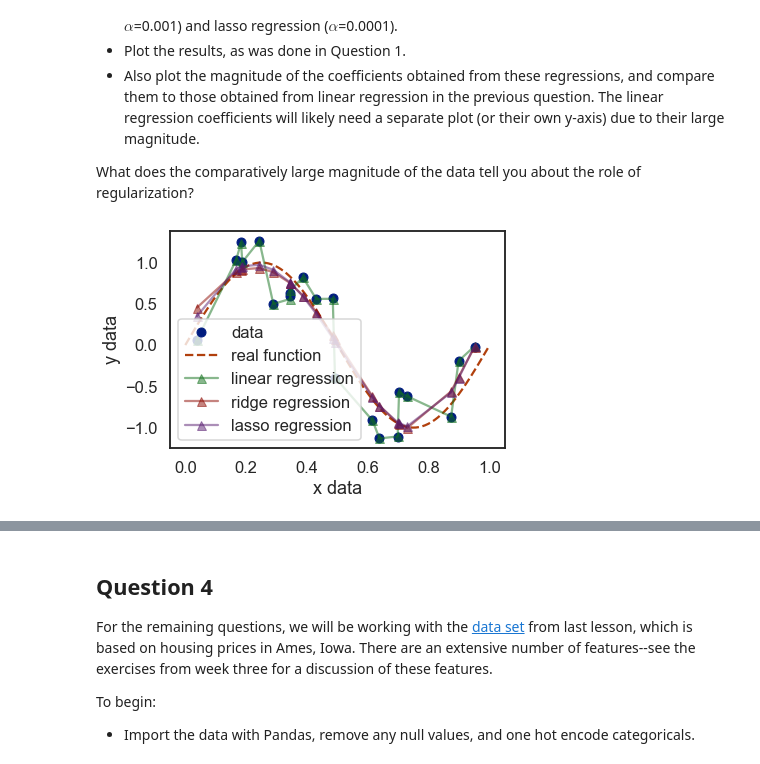
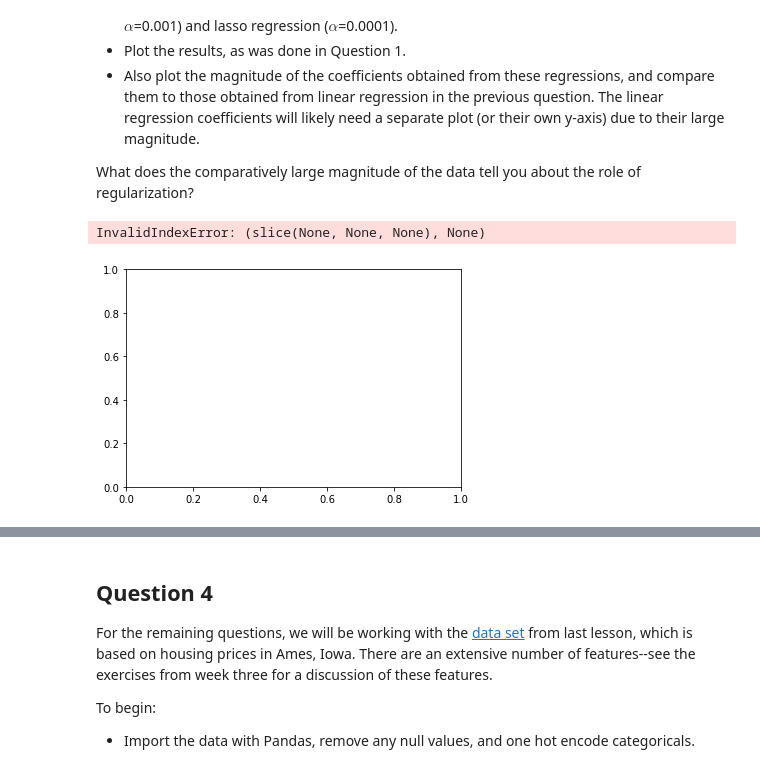
Before and after one commit to jongwonyang/AI_HW13, a Jupyter notebook: HW13_박효민_손민규_오송경_양종원_data2.ipynb, the cells around one changed output, grey strips where cells are left out. Drawn from its saved outputs; the diff is of its cells as text; code cells hidden in the pictures.

Commit message:
split 2 files

```diff
--- a/HW13_박효민_손민규_오송경_양종원_data2.ipynb
+++ b/HW13_박효민_손민규_오송경_양종원_data2.ipynb
@@ -118,0 +177,7 @@ ax.set(xlabel='x data', ylabel='y data');
+# %%
+print(data.shape[1])
+
+# Remove the string columns from the dataframe
+data = data.drop(num_ohc_cols.index, axis=1)
+
+print(data.shape[1])
@@ -118,0 +187,17 @@ ax.set(xlabel='x data', ylabel='y data');
+# %%
+y_col = 'Duration'
+
+# Split the data that is not one-hot encoded
+feature_cols = [x for x in data.columns if x != y_col]
+X_data = data[feature_cols]
+y_data = data[y_col]
+
+X_train, X_test, y_train, y_test = train_test_split(X_data, y_data,
+                                                    test_size=0.3, random_state=42)
+# Split the data that is one-hot encoded
+feature_cols = [x for x in data_ohc.columns if x != y_col]
+X_data_ohc = data_ohc[feature_cols]
+y_data_ohc = data_ohc[y_col]
+
+X_train_ohc, X_test_ohc, y_train_ohc, y_test_ohc = train_test_split(X_data_ohc, y_data_ohc,
+                                                    test_size=0.3, random_state=42)
@@ -127,28 +309,30 @@ What does the comparatively large magnitude of the data tell you about the role
 # %%
 # Mute the sklearn warning about regularization
 import warnings
 warnings.filterwarnings('ignore', module='sklearn')
 
 # The ridge regression model
 rr = Ridge(alpha=0.001)
-rr = rr.fit(X_poly, Y_data)
-Y_pred_rr = rr.predict(X_poly)
+rr = rr.fit(X_data, y_data)
+Y_pred_rr = rr.predict(X_data)
 
 # The lasso regression model
 lassor = Lasso(alpha=0.0001)
-lassor = lassor.fit(X_poly, Y_data)
-Y_pred_lr = lassor.predict(X_poly)
+
+lassor = lassor.fit(X_data, y_data)
+Y_pred_lr = lassor.predict(X_data)
 
 # The plot of the predicted values
-plt.plot(X_data, Y_data, marker='o', ls='', label='data')
-plt.plot(X_real, Y_real, ls='--', label='real function')
-plt.plot(X_data, Y_pred, label='linear regression', marker='^', alpha=.5)
-plt.plot(X_data, Y_pred_rr, label='ridge regression', marker='^', alpha=.5)
-plt.plot(X_data, Y_pred_lr, label='lasso regression', marker='^', alpha=.5)
+plt.plot(X_data, y_data, marker='o', ls='', label='data')
+# plt.plot(X_real, Y_real, ls='--', label='real function')
+# plt.plot(X_data, Y_pred, label='linear regression', marker='^', alpha=.5)
+# plt.plot(X_data, Y_pred_rr, label='ridge regression', marker='^', alpha=.5)
+# plt.plot(X_data, Y_pred_lr, label='lasso regression', marker='^', alpha=.5)
 
 plt.legend()
 
 ax = plt.gca()
-ax.set(xlabel='x data', ylabel='y data');
+ax.set(xlabel='x data', ylabel='y data')
 # %% [output]
+InvalidIndexError: (slice(None, None, None), None)
-[figure, old version]
+[figure, new version]
```
Also changed, not shown: parts of 29 cells of this notebook, 1 other file.
